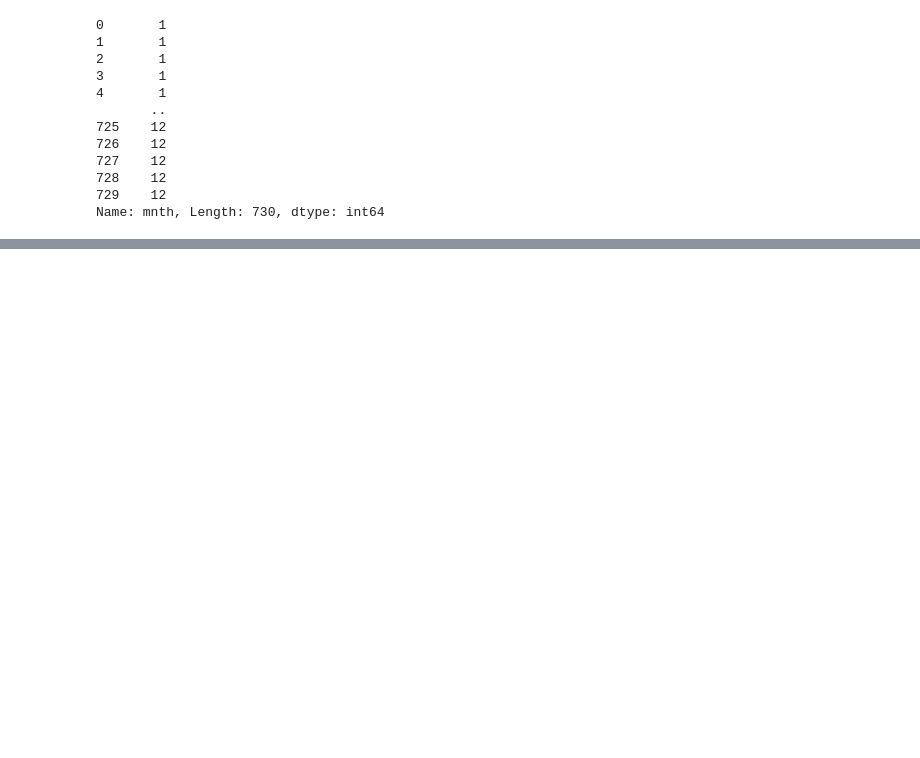
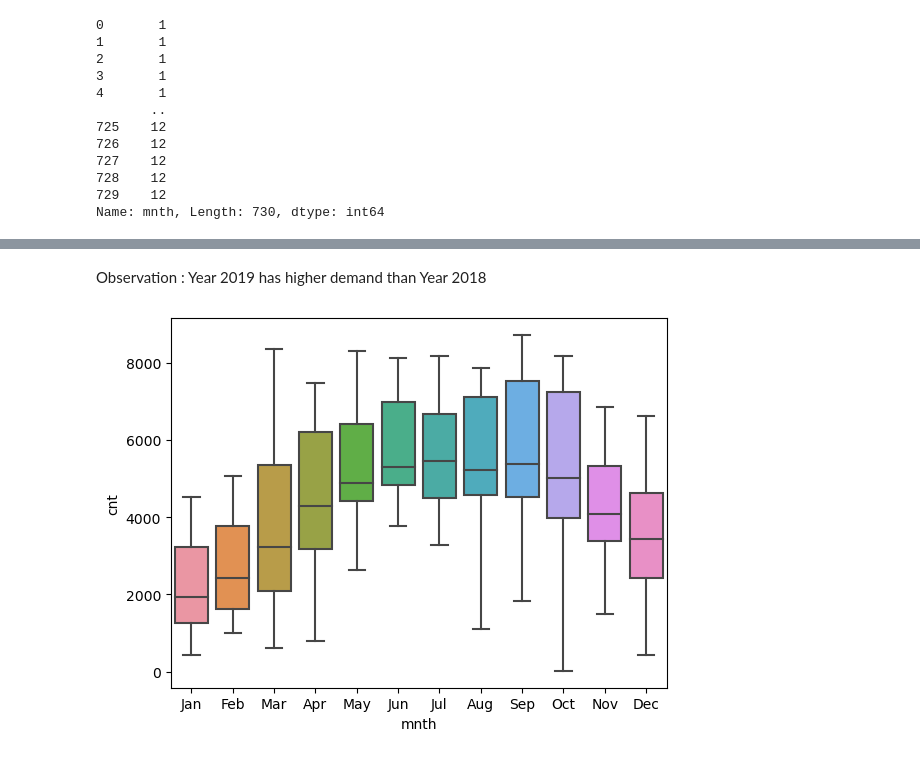
Before and after one commit to Jithendrian/LinearRegressionAssignment, a Jupyter notebook: BikeSharingAssignment_Jithendrian.ipynb, the cells around one changed output, grey strips where cells are left out. Drawn from its saved outputs; the diff is of its cells as text; code cells hidden in the pictures; blank space fills up the shorter version.

```diff
--- a/BikeSharingAssignment_Jithendrian.ipynb
+++ b/BikeSharingAssignment_Jithendrian.ipynb
@@ -250,0 +285,7 @@ Name: mnth, Length: 730, dtype: object
+# %% [markdown]
+Observation : Year 2019 has higher demand than Year 2018
+# %%
+sns.boxplot(data=bike, x='mnth', y='cnt')
+plt.show()
+# %% [output]
+[figure, added]
```
Also changed, not shown: parts of 34 cells of this notebook.
